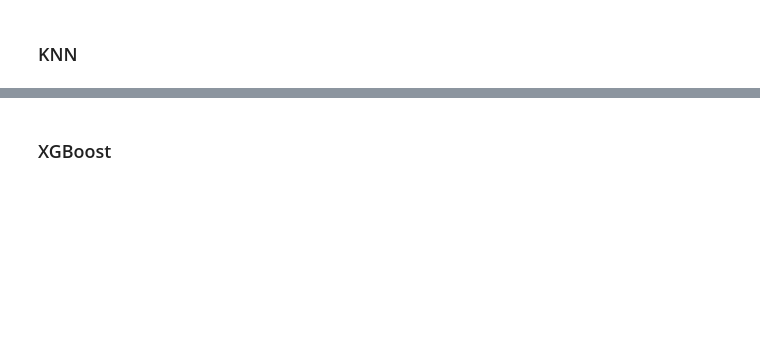
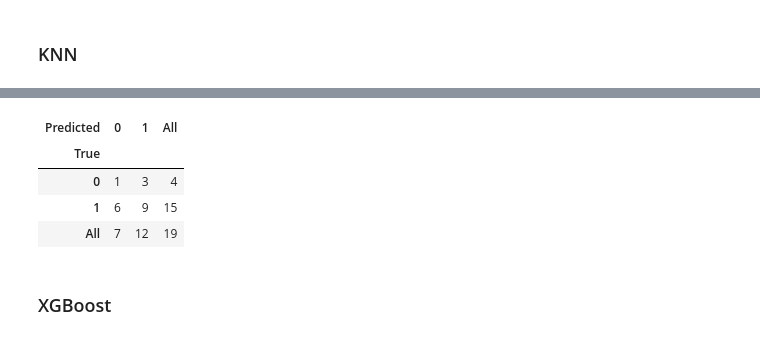
Before and after one commit to JonBebi/TrailerProphet, a Jupyter notebook: Twint.ipynb, the cells around one changed output, grey strips where cells are left out. Cells and saved outputs as stored; diff of their text form; code cells hidden in the pictures; blank space fills up the shorter version.

```diff
--- a/Twint.ipynb
+++ b/Twint.ipynb
@@ -752,0 +776,4 @@ F1 Score: 0.8275862068965518
+# %%
+logreg = LogisticRegression(random_state=22)
+logreg.fit(X_train, y_train)
+y_pred = logreg.predict(X_test)
@@ -753,3 +787,13 @@ F1 Score: 0.8275862068965518
+# %%
+# Confusion matrix
+
+pd.crosstab(y_test, y_pred, rownames=['True'], colnames=['Predicted'], margins=True)
+# %% [output]
+| Predicted | 0 | 1 | All |
+| True |  |  |  |
+| 0 | 1 | 3 | 4 |
+| 1 | 6 | 9 | 15 |
+| All | 7 | 12 | 19 |
 # %% [markdown]
 ### XGBoost
 # %%
```
Also changed, not shown: parts of 15 cells of this notebook.
